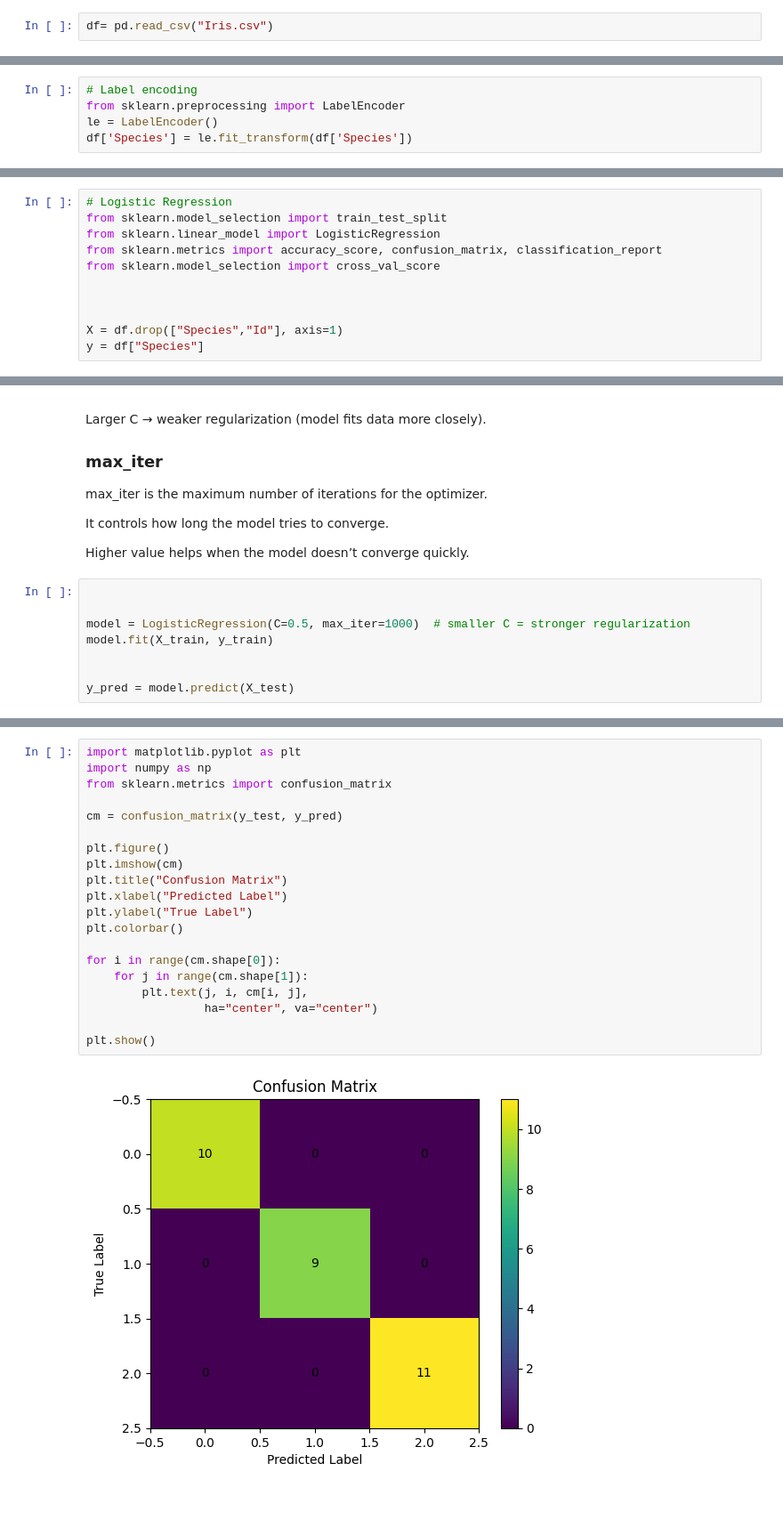
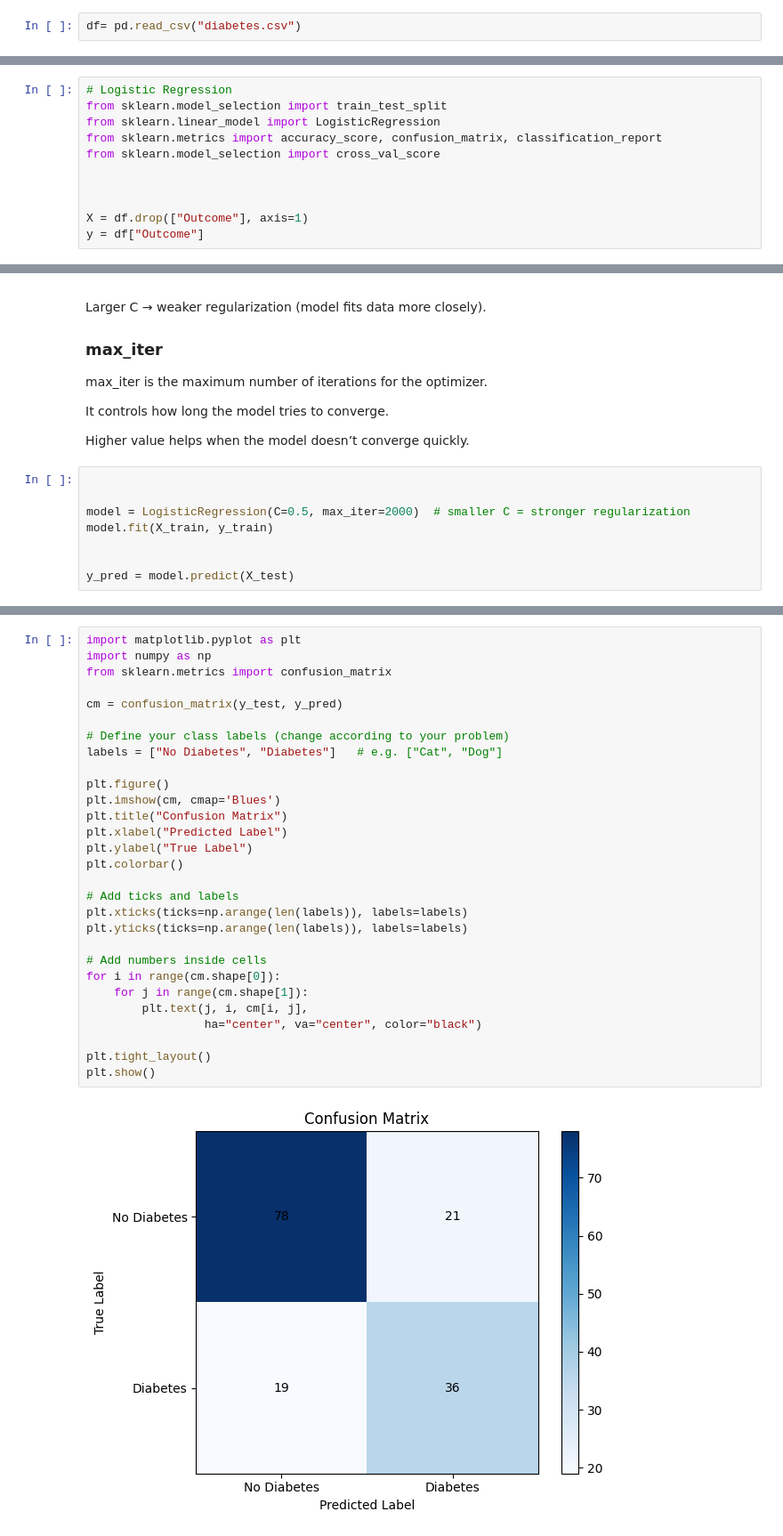
Before and after one commit to zeeshanali90233/MachineLearning---DeepLearning, a Jupyter notebook: 02-Logistic-Regression/logistic_regression.ipynb, the cells around one changed output, grey strips where cells are left out. Shown at 89% size. Cells and saved outputs as stored; diff of their text form; blank space fills up the shorter version.

```diff
--- a/02-Logistic-Regression/logistic_regression.ipynb
+++ b/02-Logistic-Regression/logistic_regression.ipynb
@@ -27,7 +27,7 @@ Successfully installed contourpy-1.3.3 cycler-0.12.1 fonttools-4.61.1 joblib-1.5
 # %%
 import pandas as pd
 # %%
-df= pd.read_csv("Iris.csv")
+df= pd.read_csv("diabetes.csv")
 # %%
 df.head()
 # %% [output]
@@ -46,5 +43,0 @@ df.shape
-# %%
-# Label encoding
-from sklearn.preprocessing import LabelEncoder
-le = LabelEncoder()
-df['Species'] = le.fit_transform(df['Species'])
@@ -66,8 +50,8 @@ from sklearn.model_selection import cross_val_score
 
 
 
-X = df.drop(["Species","Id"], axis=1)
-y = df["Species"]
+X = df.drop(["Outcome"], axis=1)
+y = df["Outcome"]
 # %% [markdown]
 SPlitting the Dataset over 80/20 Rule
 # %%
@@ -93,7 +77,7 @@ Higher value helps when the model doesn’t converge quickly.
 # %%
 
 
-model = LogisticRegression(C=0.5, max_iter=1000)  # smaller C = stronger regularization
+model = LogisticRegression(C=0.5, max_iter=2000)  # smaller C = stronger regularization
 model.fit(X_train, y_train)
 
 
@@ -132,22 +118,31 @@ Mean accuracy: 0.9666666666666668
 # %%
 import matplotlib.pyplot as plt
 import numpy as np
 from sklearn.metrics import confusion_matrix
 
 cm = confusion_matrix(y_test, y_pred)
 
+# Define your class labels (change according to your problem)
+labels = ["No Diabetes", "Diabetes"]   # e.g. ["Cat", "Dog"]
+
 plt.figure()
-plt.imshow(cm)
+plt.imshow(cm, cmap='Blues')
 plt.title("Confusion Matrix")
 plt.xlabel("Predicted Label")
 plt.ylabel("True Label")
 plt.colorbar()
 
+# Add ticks and labels
+plt.xticks(ticks=np.arange(len(labels)), labels=labels)
+plt.yticks(ticks=np.arange(len(labels)), labels=labels)
+
+# Add numbers inside cells
 for i in range(cm.shape[0]):
     for j in range(cm.shape[1]):
         plt.text(j, i, cm[i, j],
-                 ha="center", va="center")
+                 ha="center", va="center", color="black")
 
+plt.tight_layout()
 plt.show()
 # %% [output]
-[figure, old version]
+[figure, new version]
```
Also changed, not shown: parts of 8 cells of this notebook, 8 other files.
